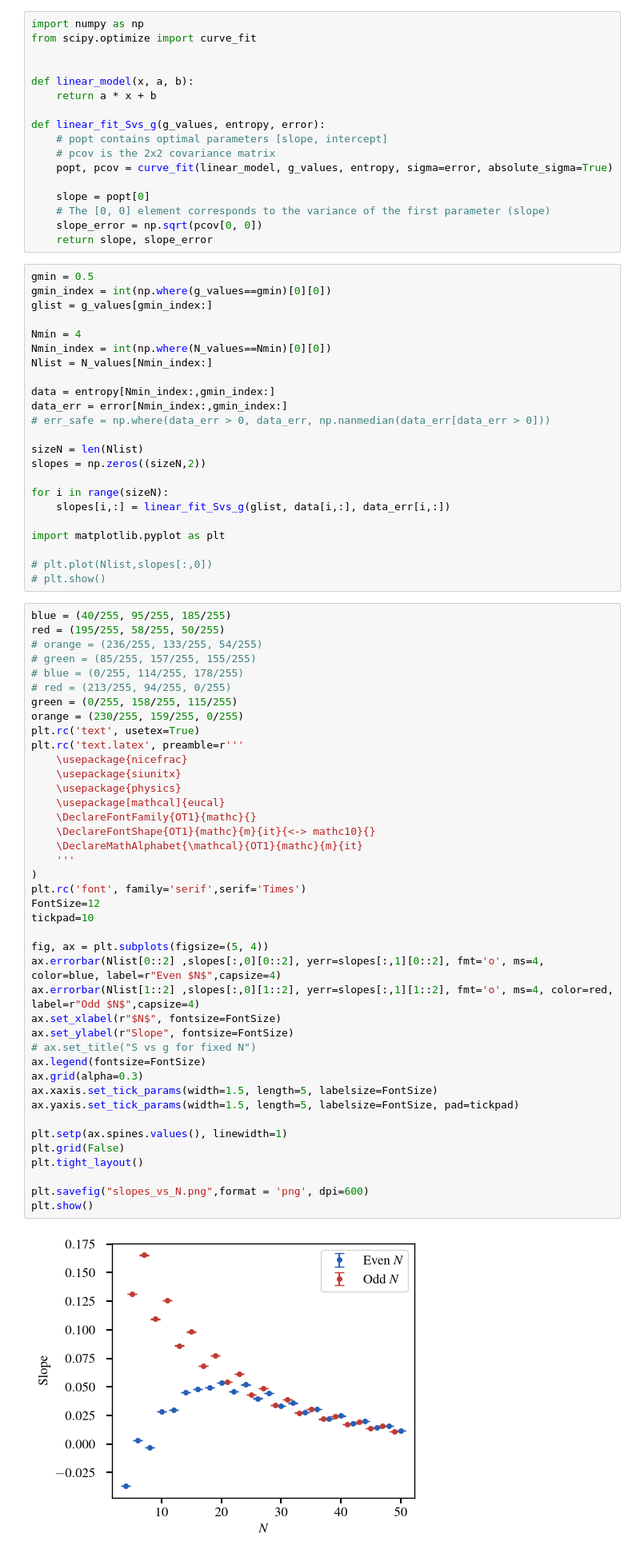
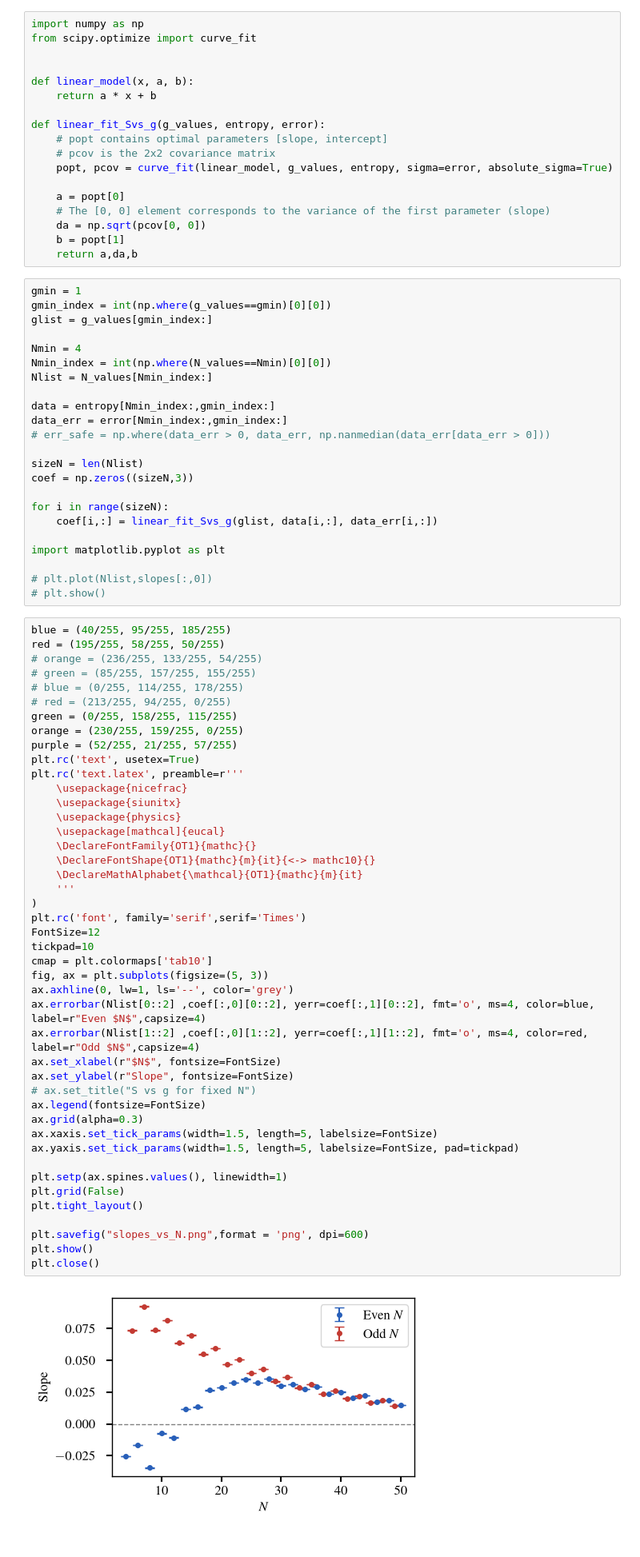
Before and after one commit to evboliveira/swap, a Jupyter notebook: S(g)_and_slopes.ipynb, the cells around one changed output. Shown at 80% size. Saved outputs shown, nothing was run; the diff lists cells and outputs as text.

```diff
--- a/S(g)_and_slopes.ipynb
+++ b/S(g)_and_slopes.ipynb
@@ -66,12 +66,13 @@ def linear_fit_Svs_g(g_values, entropy, error):
     # pcov is the 2x2 covariance matrix
     popt, pcov = curve_fit(linear_model, g_values, entropy, sigma=error, absolute_sigma=True)
 
-    slope = popt[0]
+    a = popt[0]
     # The [0, 0] element corresponds to the variance of the first parameter (slope)
-    slope_error = np.sqrt(pcov[0, 0])
-    return slope, slope_error
+    da = np.sqrt(pcov[0, 0])
+    b = popt[1]
+    return a,da,b
 # %%
-gmin = 0.5
+gmin = 1
 gmin_index = int(np.where(g_values==gmin)[0][0])
 glist = g_values[gmin_index:]
 
@@ -84,10 +85,10 @@ data_err = error[Nmin_index:,gmin_index:]
 # err_safe = np.where(data_err > 0, data_err, np.nanmedian(data_err[data_err > 0]))
 
 sizeN = len(Nlist)
-slopes = np.zeros((sizeN,2))
+coef = np.zeros((sizeN,3))
 
 for i in range(sizeN):
-    slopes[i,:] = linear_fit_Svs_g(glist, data[i,:], data_err[i,:])
+    coef[i,:] = linear_fit_Svs_g(glist, data[i,:], data_err[i,:])
 
 import matplotlib.pyplot as plt
 
@@ -102,37 +103,40 @@ red = (195/255, 58/255, 50/255)
 # red = (213/255, 94/255, 0/255)
 green = (0/255, 158/255, 115/255)
 orange = (230/255, 159/255, 0/255)
+purple = (52/255, 21/255, 57/255)
 plt.rc('text', usetex=True)
 plt.rc('text.latex', preamble=r'''
     \usepackage{nicefrac}
     \usepackage{siunitx}
     \usepackage{physics}
     \usepackage[mathcal]{eucal}
     \DeclareFontFamily{OT1}{mathc}{}
     \DeclareFontShape{OT1}{mathc}{m}{it}{<-> mathc10}{}
     \DeclareMathAlphabet{\mathcal}{OT1}{mathc}{m}{it}
     '''
 )
 plt.rc('font', family='serif',serif='Times')
 FontSize=12
 tickpad=10
-
-fig, ax = plt.subplots(figsize=(5, 4))
-ax.errorbar(Nlist[0::2] ,slopes[:,0][0::2], yerr=slopes[:,1][0::2], fmt='o', ms=4, color=blue, label=r"Even $N$",capsize=4)
-ax.errorbar(Nlist[1::2] ,slopes[:,0][1::2], yerr=slopes[:,1][1::2], fmt='o', ms=4, color=red, label=r"Odd $N$",capsize=4)
+cmap = plt.colormaps['tab10']
+fig, ax = plt.subplots(figsize=(5, 3))
+ax.axhline(0, lw=1, ls='--', color='grey')
+ax.errorbar(Nlist[0::2] ,coef[:,0][0::2], yerr=coef[:,1][0::2], fmt='o', ms=4, color=blue, label=r"Even $N$",capsize=4)
+ax.errorbar(Nlist[1::2] ,coef[:,0][1::2], yerr=coef[:,1][1::2], fmt='o', ms=4, color=red, label=r"Odd $N$",capsize=4)
 ax.set_xlabel(r"$N$", fontsize=FontSize)
 ax.set_ylabel(r"Slope", fontsize=FontSize)
 # ax.set_title("S vs g for fixed N")
 ax.legend(fontsize=FontSize)
 ax.grid(alpha=0.3)
 ax.xaxis.set_tick_params(width=1.5, length=5, labelsize=FontSize)
 ax.yaxis.set_tick_params(width=1.5, length=5, labelsize=FontSize, pad=tickpad)
 
 plt.setp(ax.spines.values(), linewidth=1)
 plt.grid(False)
 plt.tight_layout()
 
 plt.savefig("slopes_vs_N.png",format = 'png', dpi=600)
 plt.show()
+plt.close()
 # %% [output]
-[figure, old version]
+[figure, new version]
```
Also changed, not shown: parts of 5 cells of this notebook, 24 other files.
